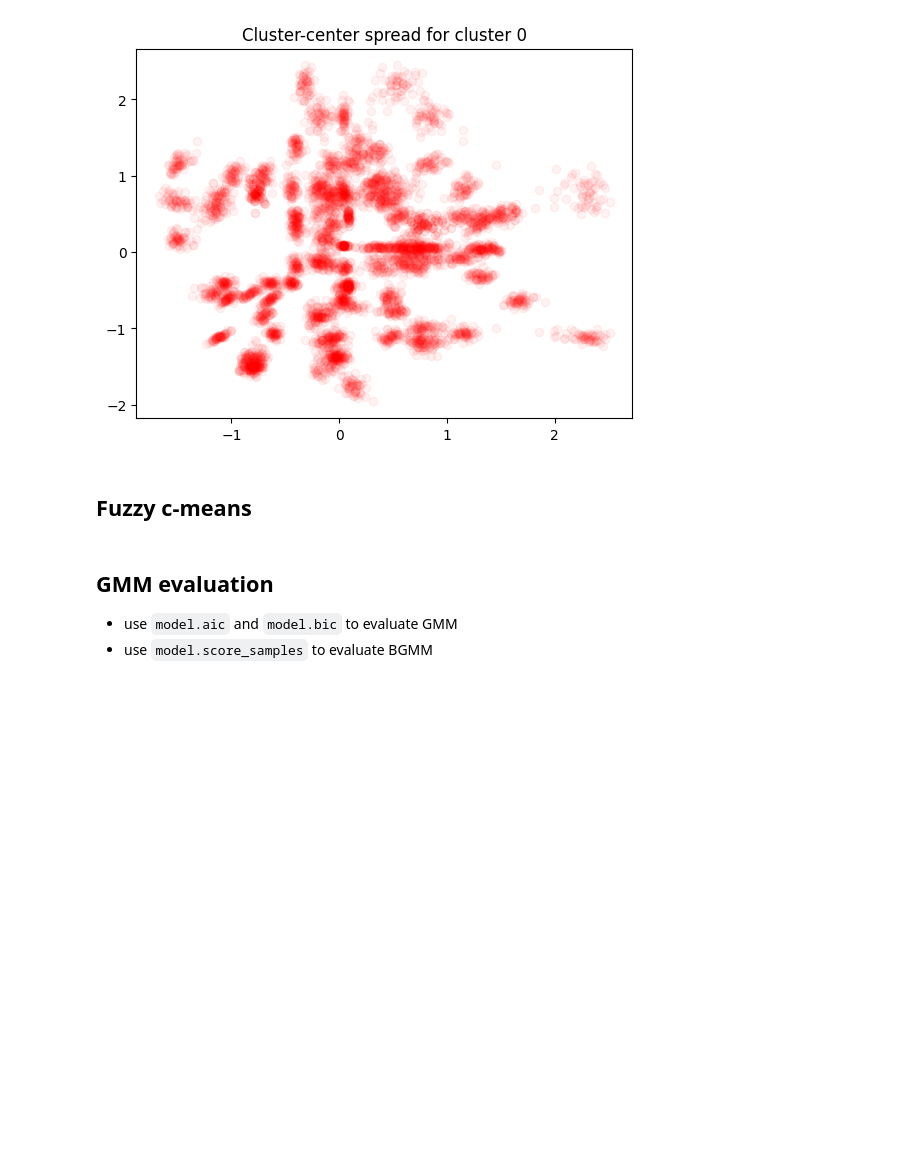
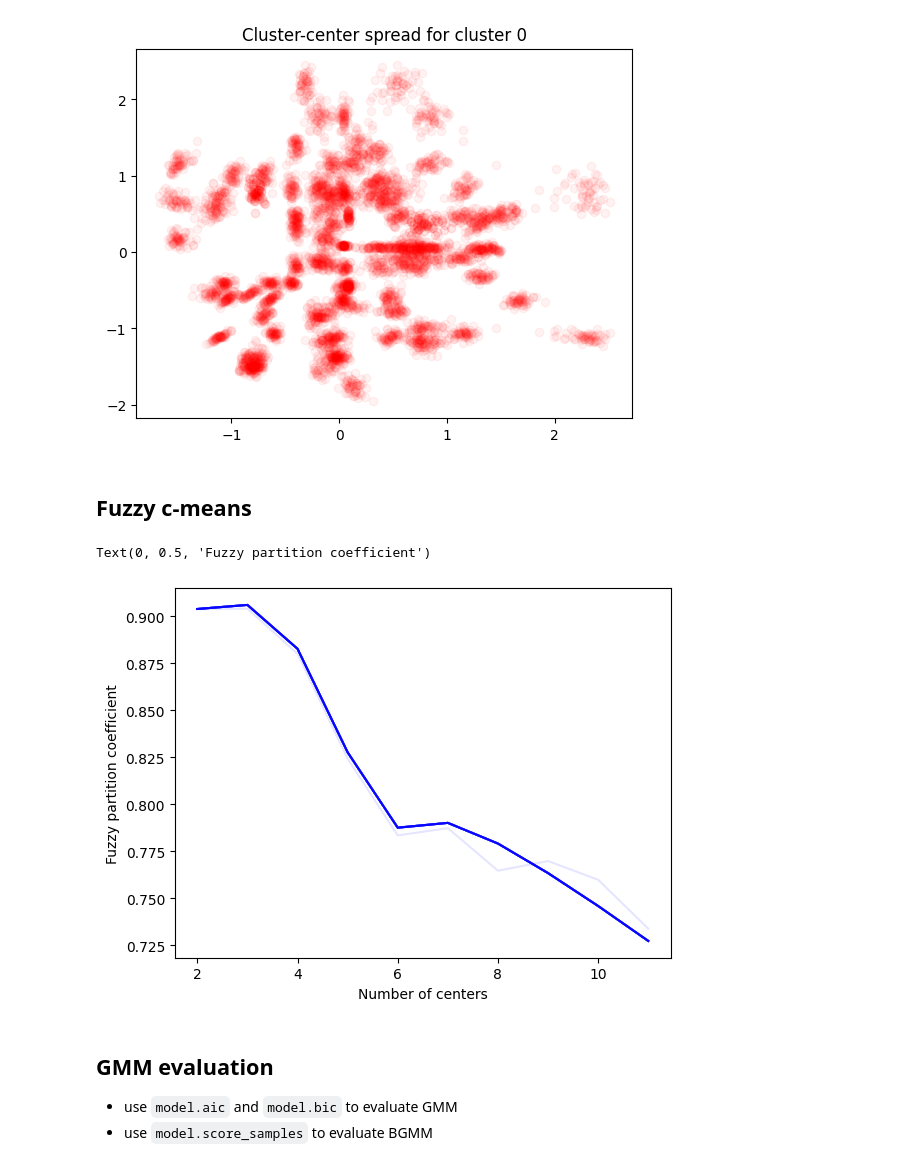
Before and after one commit to HJJoosse/celldyn_embedder, a Jupyter notebook: sandbox/create_clusters.ipynb, the cells around one changed output. Saved outputs shown, nothing was run; the diff lists cells and outputs as text; code cells hidden in the pictures; blank space fills up the shorter version.

```diff
--- a/sandbox/create_clusters.ipynb
+++ b/sandbox/create_clusters.ipynb
@@ -355,27 +404,31 @@ Text(0.5, 1.0, 'Cluster-center spread for cluster 0')
 # %%
 fpcs = []
 
 df =celldyn_full[meas_columns] # ['age',  'gender']]
 #df = celldyn_emb[['dim_1', 'dim_2', 'dim_3', 'dim_4',  'dim_5', 'dim_6']]
 n_bootstrap = 30
-sample_count = 25000
+sample_count = 50000
 for n in tqdm(range(n_bootstrap)):
     data = df.sample(sample_count)
     _idx = data.index
 
     _fpcs = []
     for ncenters, ax in enumerate(range(10),2):
-        cntr, u, u0, d, jm, p, fpc = fuzz.cluster.cmeans(data.T.values, c=ncenters, m=1.1, error=0.005, maxiter=1000, init=None, seed=123)
+        cntr, u, u0, d, jm, p, fpc = fuzz.cluster.cmeans(data.T.values, c=ncenters, m=1.1,
+                                        error=0.005, maxiter=1000, init=None, seed=123)
 
         # Store fpc values for later
         _fpcs.append(fpc)
     fpcs.append(_fpcs)
 
 for i in range(n_bootstrap):
     plt.plot(np.arange(2, 12), fpcs[i], alpha=0.1, c='b')
 
 plt.xlabel("Number of centers")
 plt.ylabel("Fuzzy partition coefficient")
+# %% [output]
+Text(0, 0.5, 'Fuzzy partition coefficient')
+[figure, added]
 # %% [markdown]
 ## GMM evaluation
 
```
Also changed, not shown: parts of 8 cells of this notebook.
